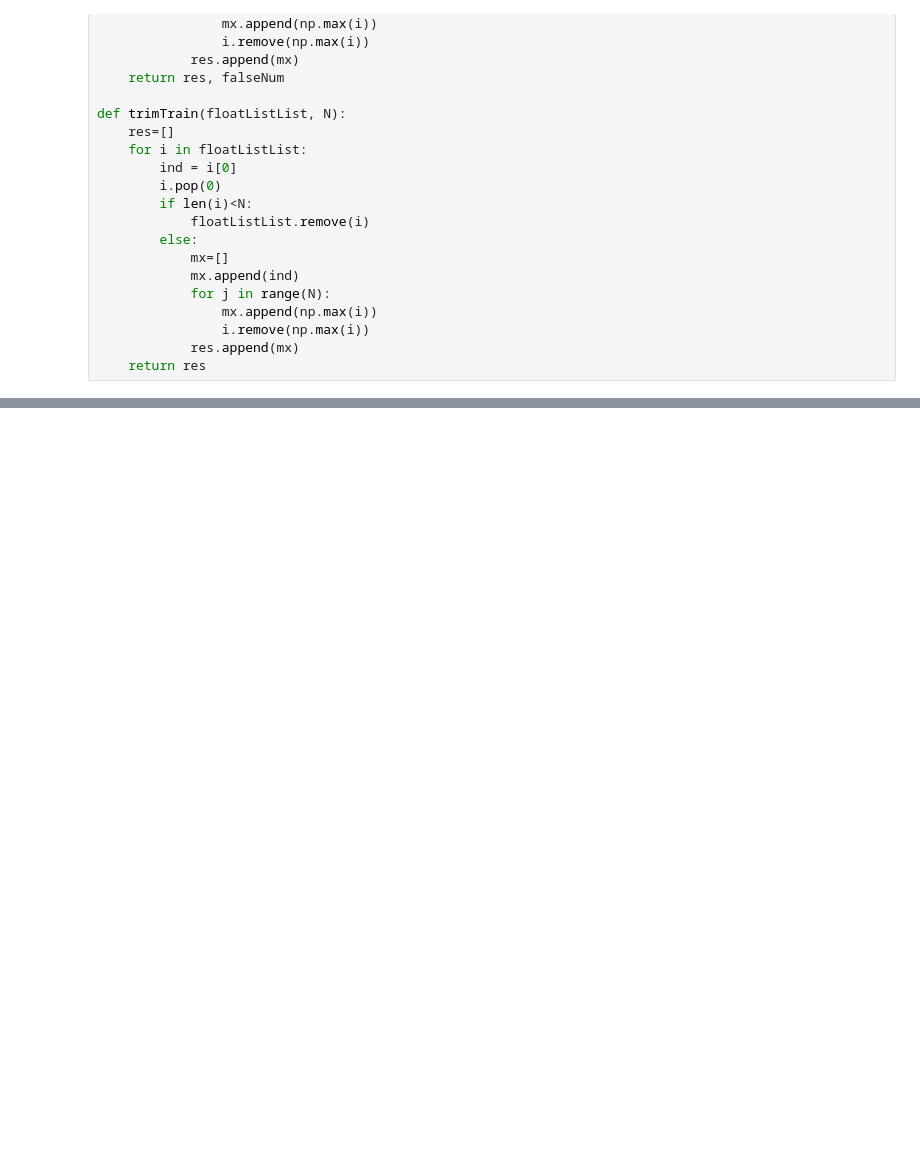
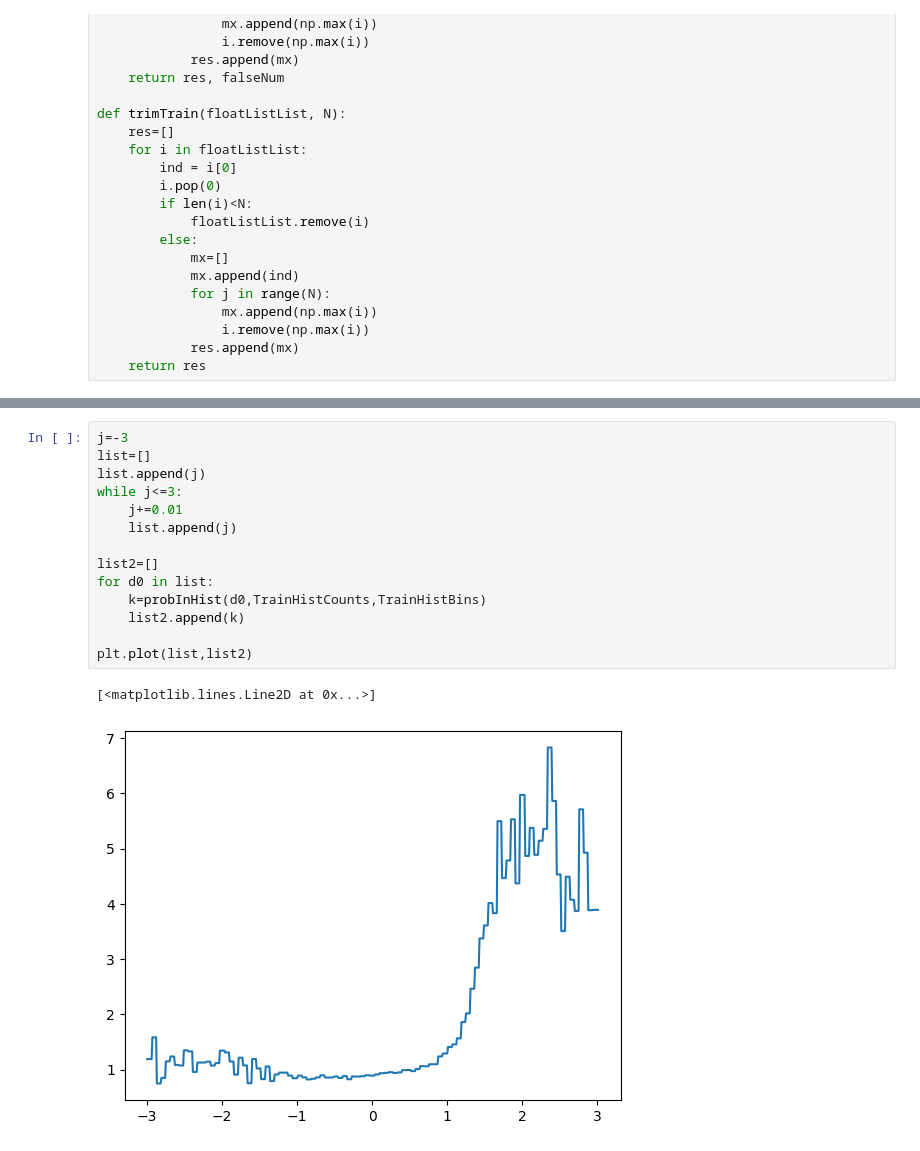
Before and after one commit to CarmellaLi/detecting-Higgs-w-ML, a Jupyter notebook: classifiers.ipynb, the cells around one changed output, grey strips where cells are left out. Drawn from its saved outputs; the diff is of its cells as text; blank space fills up the shorter version.

```diff
--- a/classifiers.ipynb
+++ b/classifiers.ipynb
@@ -282,0 +295,17 @@ counts3, bins3, patches3 = plt.hist([bj_p3,lf_p3], bins=25, density=True)
+# %%
+j=-3
+list=[]
+list.append(j)
+while j<=3:
+    j+=0.01
+    list.append(j)
+
+list2=[]
+for d0 in list:
+    k=probInHist(d0,TrainHistCounts,TrainHistBins)
+    list2.append(k)
+
+plt.plot(list,list2)
+# %% [output]
+[<matplotlib.lines.Line2D at 0x...>]
+[figure, added]
```
Also changed, not shown: parts of 9 cells of this notebook.
